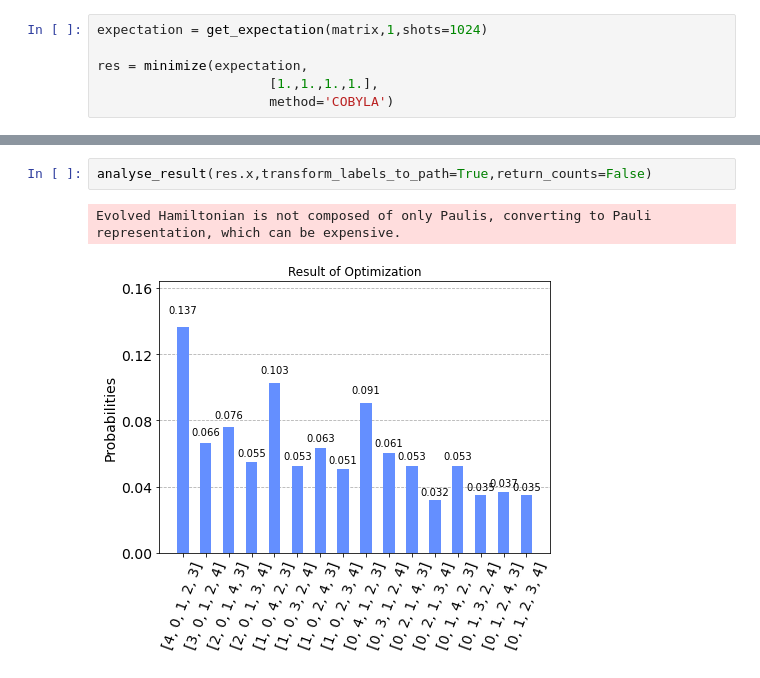
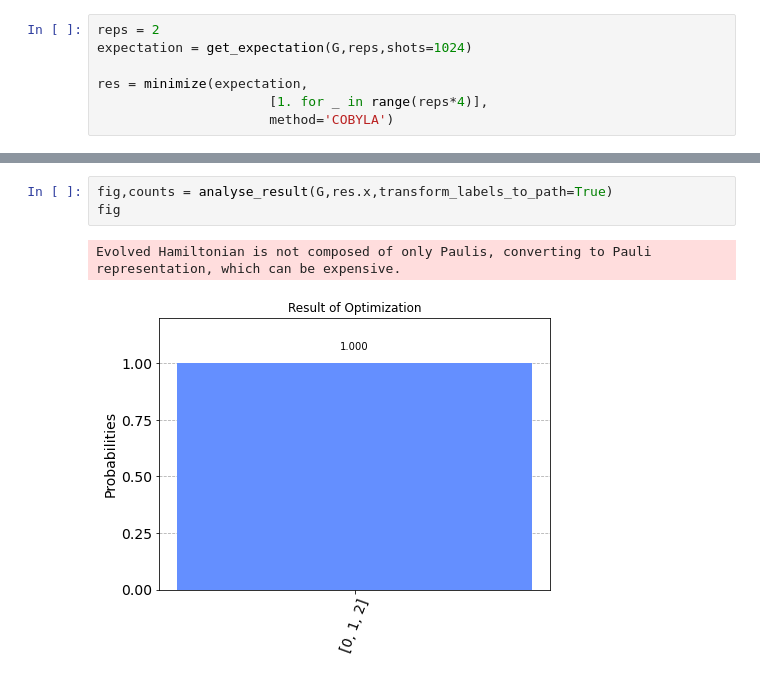
Before and after one commit to simondobers/quantum_alternating_operator, a Jupyter notebook: Untitled.ipynb, the cells around one changed output, grey strips where cells are left out. Cells and saved outputs as stored; diff of their text form.

```diff
--- a/Untitled.ipynb
+++ b/Untitled.ipynb
@@ -20,8 +14,9 @@ expectation
 # %%
-expectation = get_expectation(matrix,1,shots=1024)
+reps = 2
+expectation = get_expectation(G,reps,shots=1024)
 
 res = minimize(expectation,
-                      [1.,1.,1.,1.],
+                      [1. for _ in range(reps*4)],
                       method='COBYLA')
 # %% [output]
 Evolved Hamiltonian is not composed of only Paulis, converting to Pauli representation, which can be expensive.
@@ -54,6 +39,7 @@ res
-# %%
-analyse_result(res.x,transform_labels_to_path=True,return_counts=False)
-# %% [output]
-Evolved Hamiltonian is not composed of only Paulis, converting to Pauli representation, which can be expensive.
-[figure, removed]
+# %%
+fig,counts = analyse_result(G,res.x,transform_labels_to_path=True)
+fig
+# %% [output]
+Evolved Hamiltonian is not composed of only Paulis, converting to Pauli representation, which can be expensive.
+[figure, added]
 # %%
```
Also changed, not shown: parts of 8 cells of this notebook, 1 other file.
